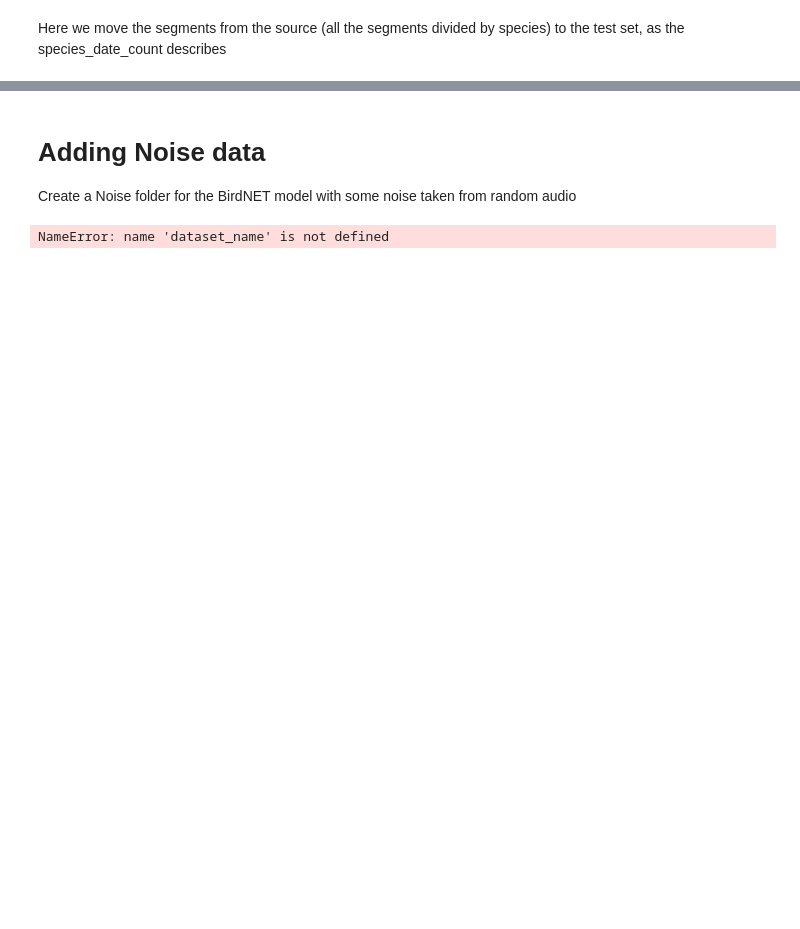
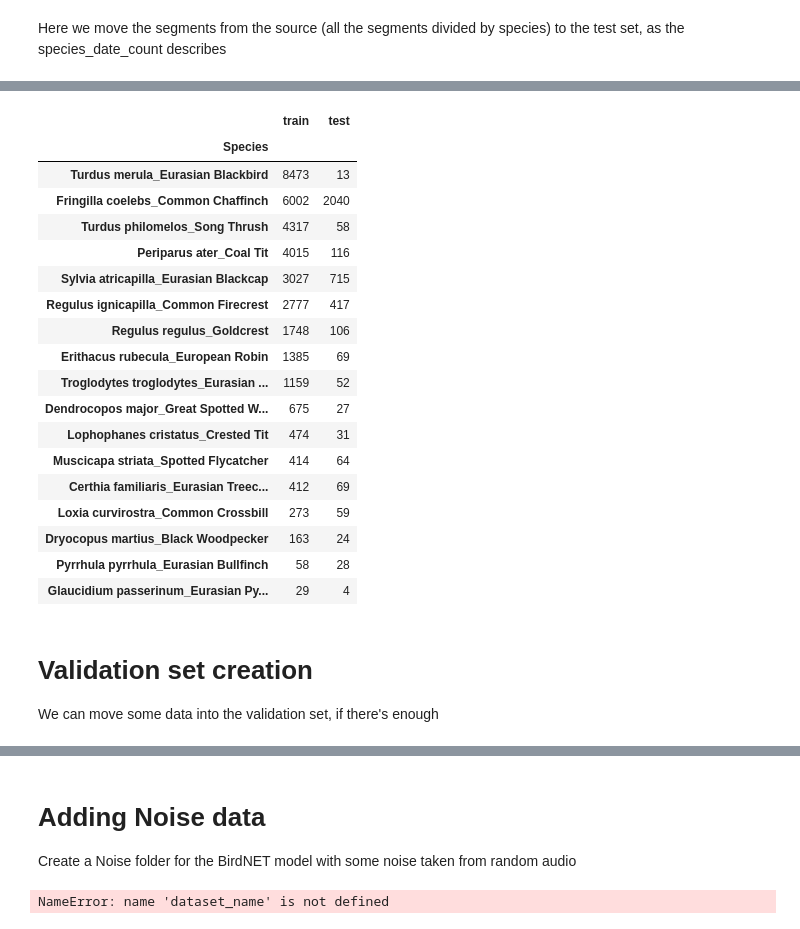
Before and after one commit to giacomoschiavo/finetuning-BirdNET, a Jupyter notebook: 2_data_preprocessing.ipynb, the cells around one changed output, grey strips where cells are left out. Drawn from its saved outputs; the diff is of its cells as text; code cells hidden in the pictures; blank space fills up the shorter version.

```diff
--- a/2_data_preprocessing.ipynb
+++ b/2_data_preprocessing.ipynb
@@ -198,0 +212,33 @@ df.sort_index(ascending=True)
+# %%
+dataset_species_count_wabad = {}
+for species in os.listdir(test_folder):
+    dataset_species_count_wabad[species] = {
+        "train": len(os.listdir(os.path.join(train_folder, species))),
+        "test": len(os.listdir(os.path.join(test_folder, species)))
+    }
+dataset_species_count_df = pd.DataFrame.from_dict(dataset_species_count_wabad, orient='index')
+dataset_species_count_df.index.name = 'Species'
+dataset_species_count_df.sort_values(by="train", ascending=False)
+# %% [output]
+|  | train | test |
+| Species |  |  |
+| Turdus merula_Eurasian Blackbird | 8473 | 13 |
+| Fringilla coelebs_Common Chaffinch | 6002 | 2040 |
+| Turdus philomelos_Song Thrush | 4317 | 58 |
+| Periparus ater_Coal Tit | 4015 | 116 |
+| Sylvia atricapilla_Eurasian Blackcap | 3027 | 715 |
+| Regulus ignicapilla_Common Firecrest | 2777 | 417 |
+| Regulus regulus_Goldcrest | 1748 | 106 |
+| Erithacus rubecula_European Robin | 1385 | 69 |
+| Troglodytes troglodytes_Eurasian ... | 1159 | 52 |
+| Dendrocopos major_Great Spotted W... | 675 | 27 |
+| Lophophanes cristatus_Crested Tit | 474 | 31 |
+| Muscicapa striata_Spotted Flycatcher | 414 | 64 |
+| Certhia familiaris_Eurasian Treec... | 412 | 69 |
+| Loxia curvirostra_Common Crossbill | 273 | 59 |
+| Dryocopus martius_Black Woodpecker | 163 | 24 |
+| Pyrrhula pyrrhula_Eurasian Bullfinch | 58 | 28 |
+| Glaucidium passerinum_Eurasian Py... | 29 | 4 |
+# %% [markdown]
+# Validation set creation
+We can move some data into the validation set, if there's enough
```
Also changed, not shown: parts of 41 cells of this notebook, 3 other files.
